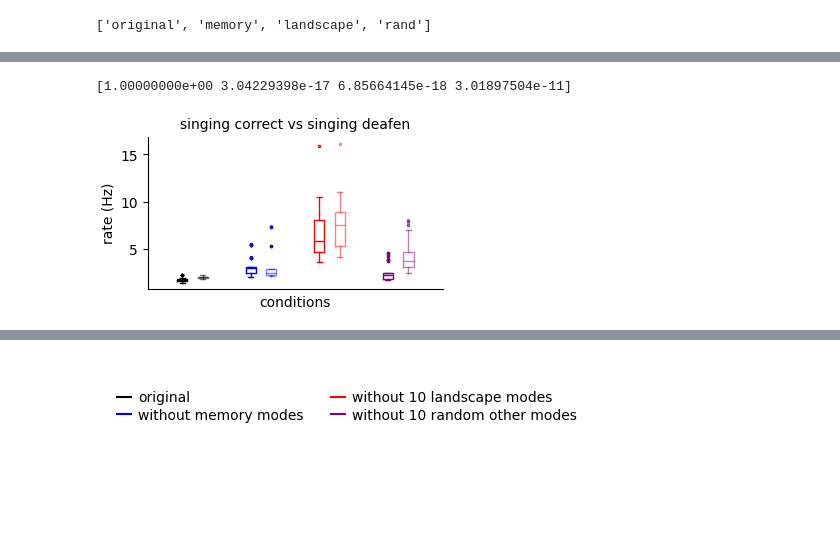
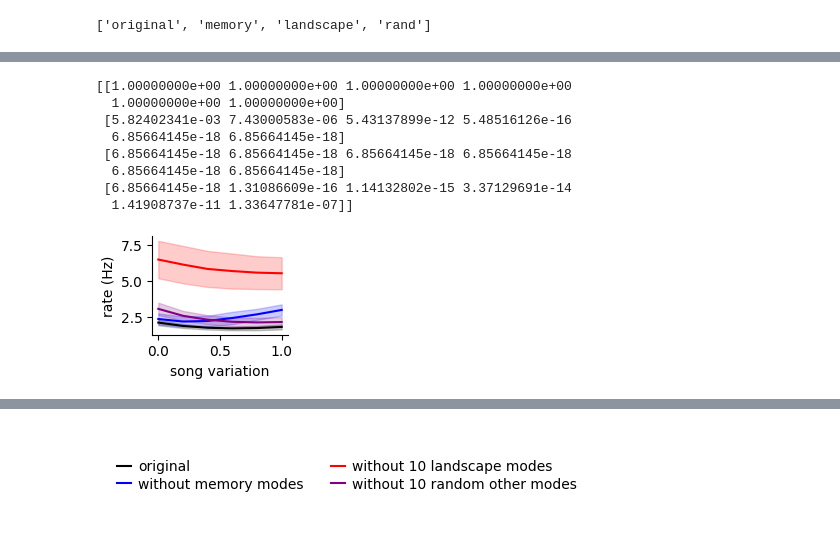
Before and after one commit to gongziyida/vocal-error-network, a Jupyter notebook: EIrec_analysis/EIrec_analysis.ipynb, the cells around one changed output, grey strips where cells are left out. Cells and saved outputs as stored; diff of their text form; code cells hidden in the pictures; blank space fills up the shorter version.

```diff
--- a/EIrec_analysis/EIrec_analysis.ipynb
+++ b/EIrec_analysis/EIrec_analysis.ipynb
@@ -11,7 +11,8 @@ from helper_funcs import *
 from visualization import plot_mean_std
 rng = np.random.default_rng()
 # %%
-XS_PERT = np.linspace(0, 1, num=6)
+XS_PERT = np.linspace(0, 1, num=6) # off manifold (perturbation)
+XS_SCALE = np.linspace(0, 1, num=6) # on manifold (song scaling)
 # %%
 rate_onm, rate_offm = [], []
 # correlations between disrupted J and syllables for the four disruption cases
@@ -186,0 +186,15 @@ fig.savefig('../svg/off_manifold_perturb.svg')
+# %%
+fig, ax = plt.subplots(1, figsize=(2,1.5))
+
+m = rate_offm.mean(axis=-1)
+
+for i, c in enumerate(case_colors):
+    plot_mean_std(ax, m[:,i].mean(axis=0), m[:,i].std(axis=0),
+                  a_fill=0.2, c=c, xs=XS_PERT)
+pvals = np.zeros((len(case_names), m.shape[-1]))
+for i in range(len(case_names)):
+    for j in range(m.shape[-1]):
+        pvals[i,j] = ranksums(m[:,0,j], m[:,i,j]).pvalue
+print(pvals)
+ax.set(xlabel='perturbation strength', ylabel='rate (Hz)')
+fig.savefig('../svg/supplementary/off_manifold_perturb_unnormalized.svg')
@@ -187,19 +211,25 @@ fig.savefig('../svg/off_manifold_perturb.svg')
 # %%
-m = rate_onm.mean(axis=-1) # unnormalized
-fig, ax = plt.subplots(1, figsize=(3.5, 2))
-for i, (c, l) in enumerate(zip(case_colors, case_names)):
-    for j in range(2): # correct and deafen
-        a = 1 - j * 0.5
-        aux = dict(color=c, alpha=a)
-        ax.boxplot(m[:,i,j], positions=[i+j*0.3], boxprops=aux, whiskerprops=aux,
-                   capprops=aux, medianprops=aux, flierprops=dict(markeredgecolor=c, alpha=a))
-pvals = np.zeros(len(case_names))
+fig, ax = plt.subplots(1, figsize=(2,1.5))
+
+m = rate_onm.mean(axis=-1)
+
+for i, c in enumerate(case_colors):
+    plot_mean_std(ax, m[:,i].mean(axis=0), m[:,i].std(axis=0),
+                  a_fill=0.2, c=c, xs=XS_PERT)
+pvals = np.zeros((len(case_names), m.shape[-1]))
 for i in range(len(case_names)):
-        pvals[i] = ranksums(m[:,0,0], m[:,i,0]).pvalue
+    for j in range(m.shape[-1]):
+        pvals[i,j] = ranksums(m[:,0,j], m[:,i,j]).pvalue
 print(pvals)
-ax.set(ylabel='rate (Hz)', xticks=[], xlabel='conditions',
-       title='singing correct vs singing deafen')
+ax.set(xlabel='song variation', ylabel='rate (Hz)')
 fig.savefig('../svg/supplementary/on_manifold_perturb_unnormalized.svg')
 # %% [output]
-[1.00000000e+00 3.04229398e-17 6.85664145e-18 3.01897504e-11]
+[[1.00000000e+00 1.00000000e+00 1.00000000e+00 1.00000000e+00
+  1.00000000e+00 1.00000000e+00]
+ [5.82402341e-03 7.43000583e-06 5.43137899e-12 5.48516126e-16
+  6.85664145e-18 6.85664145e-18]
+ [6.85664145e-18 6.85664145e-18 6.85664145e-18 6.85664145e-18
+  6.85664145e-18 6.85664145e-18]
+ [6.85664145e-18 1.31086609e-16 1.14132802e-15 3.37129691e-14
+  1.41908737e-11 1.33647781e-07]]
-[figure, old version]
+[figure, new version]
```
Also changed, not shown: parts of 9 cells of this notebook, 6 other files.
